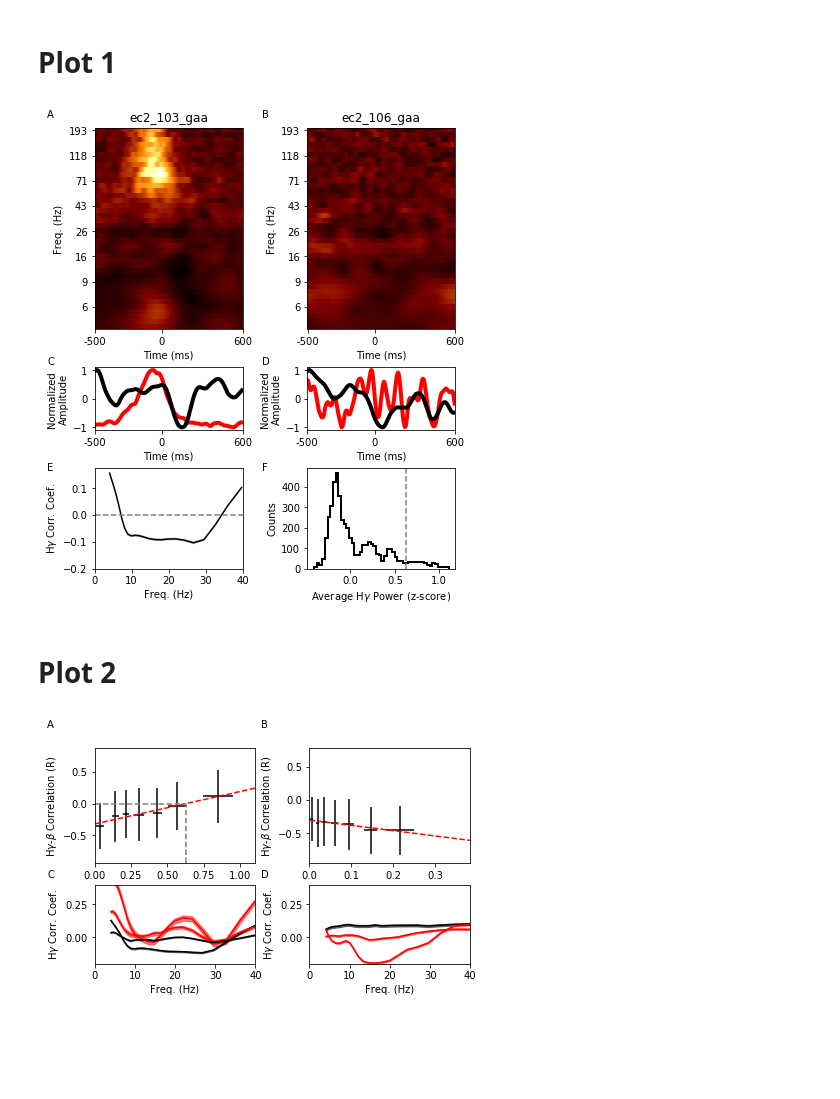
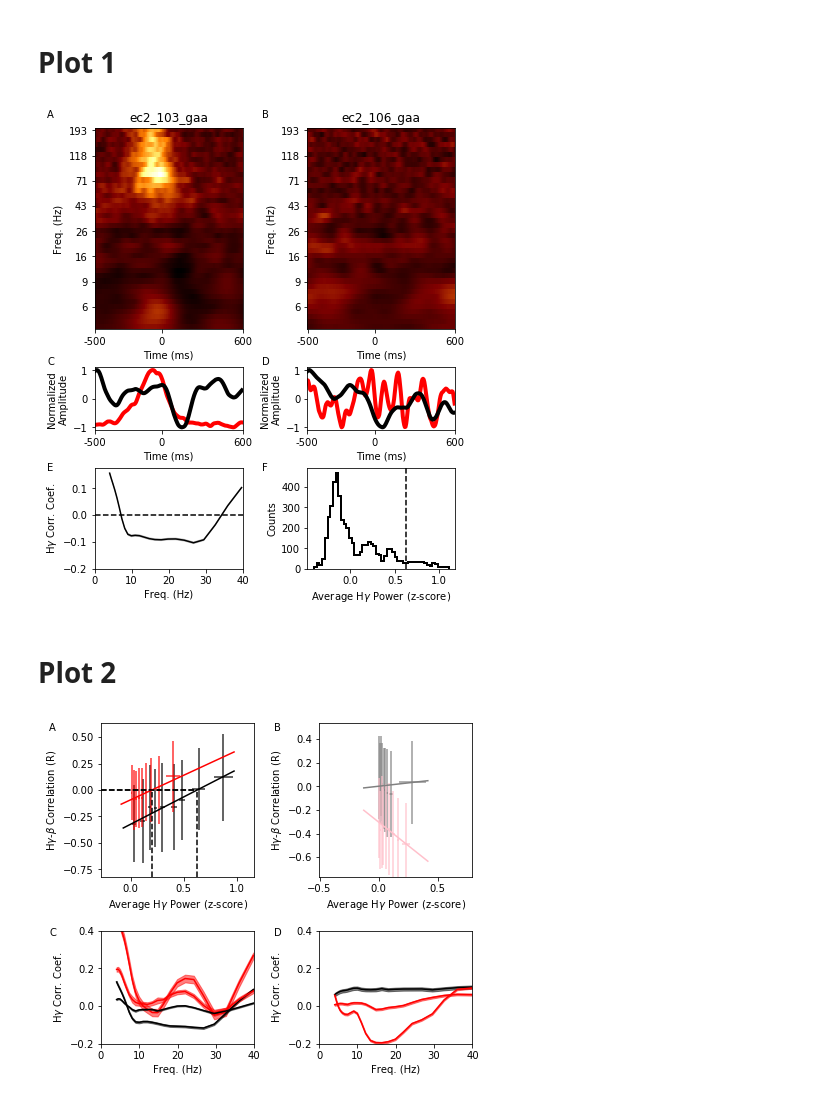
Before and after one commit to BouchardLab/cv_paper_plots, a Jupyter notebook: xfreq/xfreq_plots.ipynb, the cells around one changed output. Cells and saved outputs as stored; diff of their text form; code cells hidden in the pictures; blank space fills up the shorter version.

Commit message:
plot changes

```diff
--- a/xfreq/xfreq_plots.ipynb
+++ b/xfreq/xfreq_plots.ipynb
@@ -92,7 +92,7 @@ xfreq_analysis.plot_power(subject, ch, cv, [ax1, ax3], vmin=-0.725590412048, vma
 
 xfreq_analysis.plot_correlations(subject, ax4, kind='freq')
 
-xfreq_analysis.plot_power_correlations(subject, ax5, num=1)
+xfreq_analysis.plot_power_histogram(subject, ax5)
 
 x0 = .005
 y0 = .97
@@ -111,30 +111,32 @@ plt.savefig('/home/jesse/Downloads/xfreq1.pdf')
 
 plt.show()
 # %% [output]
-[figure, old version]
+[figure, new version]
 # %% [markdown]
 # Plot 2
 # %%
 plt.close()
-f = plt.figure(figsize=(6, 4))
+figsize=(6, 5)
+f = plt.figure(figsize=figsize)
+x_over_y = figsize[0] / figsize[1]
 
-l_edge = .115
-t_edge = .075
+l_edge = .125
+t_edge = .01
 r_edge = .015
-b_edge = .15
+b_edge = .1
 
-v1_gap = .1
+v_gap = .15
 
-h_gap = .125
-
-r1_height = .4
-r2_height = 1. - t_edge - r1_height - v1_gap - b_edge
+h_gap = .15
 
 width = (1. - l_edge - r_edge - h_gap) / 2.
 
+r1_height = width * x_over_y
+r2_height = 1. - t_edge - r1_height - v_gap - b_edge
+
 c1_x = l_edge + width + h_gap
 
-r1_y = h1_gap + r2_height + b_edge
+r1_y = v_gap + r2_height + b_edge
 ax0 = f.add_axes([l_edge, r1_y, width, r1_height])
 ax1 = f.add_axes([c1_x, r1_y, width, r1_height])
 
@@ -143,24 +145,25 @@ ax2 = f.add_axes([l_edge, r2_y, width, r2_height])
 ax3 = f.add_axes([c1_x, r2_y, width, r2_height])
 # %%
 reload(xfreq_analysis)
-xfreq_analysis.plot_power_correlations('ec2', ax0, num=2)
-xfreq_analysis.plot_power_correlations('gp31', ax1, num=2)
+xfreq_analysis.plot_power_correlations(['ec2', 'gp33'], ax0, num=0, cs=['k', 'red'])
+
+xfreq_analysis.plot_power_correlations(['ec9', 'gp31'], ax1, num=0, cs=['gray', 'pink'])
 
 xfreq_analysis.plot_resolved_power_correlations(['ec2', 'gp33'], ax2)
 xfreq_analysis.plot_resolved_power_correlations(['ec9', 'gp31'], ax3)
 
 x0 = .005
 y0 = .97
-x1 = .501
-y1 = .45
+x1 = .525
+y1 = .4
 
 f.text(x0, y0, 'A')
 f.text(x1, y0, 'B')
 f.text(x0, y1, 'C')
 f.text(x1, y1, 'D')
 
 plt.savefig('/home/jesse/Downloads/xfreq2.pdf')
 
 plt.show()
 # %% [output]
-[figure, old version]
+[figure, new version]
```
Also changed, not shown: 1 other file.
